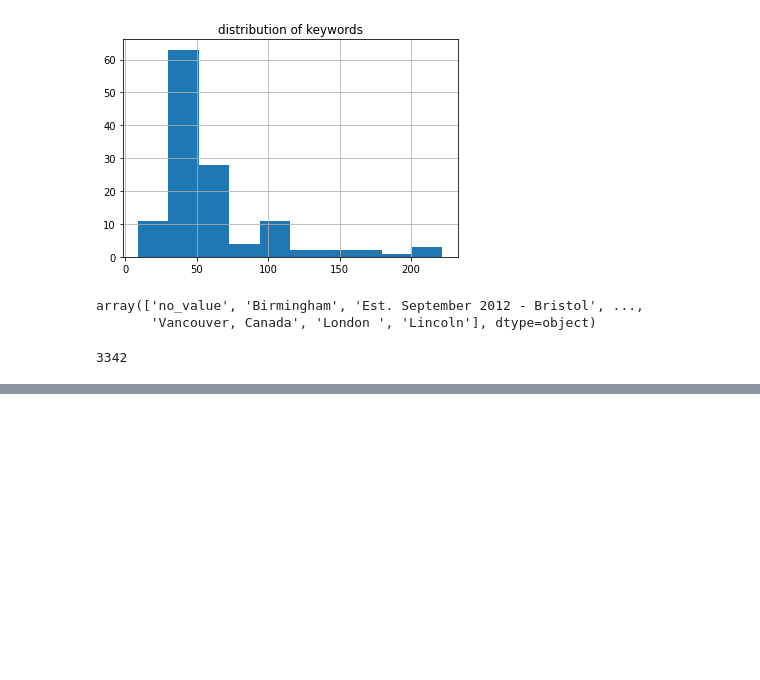
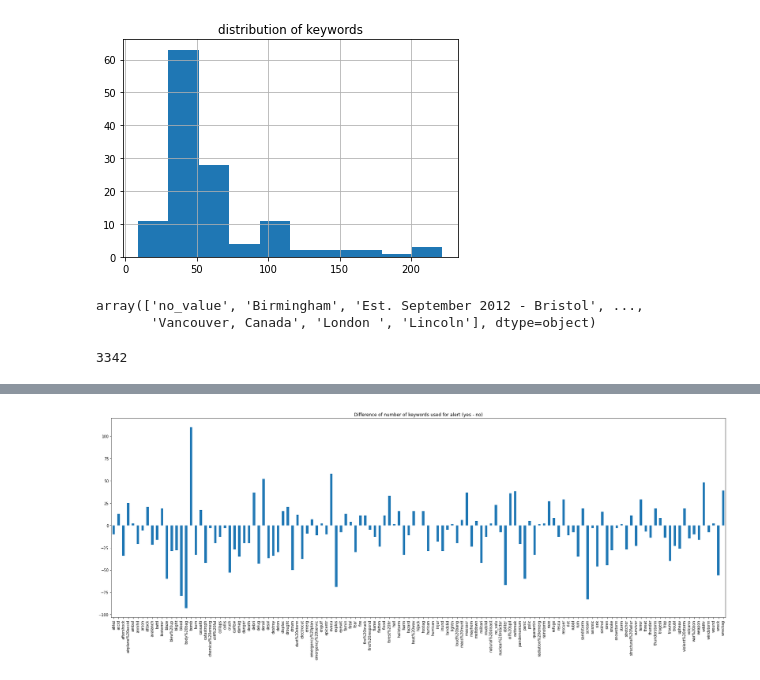
Before and after one commit to julia105/NLP-Project, a Jupyter notebook: Fire.ipynb, the cells around one changed output, grey strips where cells are left out. Drawn from its saved outputs; the diff is of its cells as text; code cells hidden in the pictures; blank space fills up the shorter version.

```diff
--- a/Fire.ipynb
+++ b/Fire.ipynb
@@ -212,3 +166,0 @@ def clean_text(text):
-# %%
-
-df['clean']=df['text'].apply(lambda text: clean_text(text))
@@ -240,14 +166,0 @@ Name: clean, Length: 7613, dtype: object
-# %%
-# stemmer & stopwords
-
-my_stopwords = stopwords.words('english')
-
-df["clean"] = df["clean"].apply(
-    lambda text: " ".join([stemmer.stem(word) for word in text.split() if word not in my_stopwords]))
-# %%
-from sklearn.model_selection import train_test_split
-X = df['clean']
-y = df.target
-
-X_train, X_test, y_train, y_test = train_test_split(X,y, stratify = y, test_size=0.2, random_state=42)
-print(X_train.shape, y_train.shape, X_test.shape,y_test.shape)
@@ -507,0 +185,19 @@ print(X_test)
+# %%
+kw_final_alert_yes=df[df.target==1].groupby(['keywords_final']).count().sort_values('text',ascending=False)['text']
+kw_final_alert_no=df[df.target==0].groupby(['keywords_final']).count().sort_values('text',ascending=False)['text']
+kw_final_alert_yes['bomb']
+kw_final_alert_no['bomb']
+df_kw_final=pd.DataFrame(columns=['alert_yes','alert_no'])
+kw_sum=kw_final_alert_no + kw_final_alert_yes
+print("Anzahl keywords für Alert=yes",len(kw_final_alert_yes))
+print("Anzahl keywords für Alert=no",len(kw_final_alert_no))
+print("Alle keywords:",len(kw_sum))
+for key in kw_sum.index:
+  y=0
+  n=0
+  if key in kw_final_alert_yes:
+    y=kw_final_alert_yes[key]
+  if key in kw_final_alert_no:
+    n=kw_final_alert_no[key]
+  df_kw_final.loc[key]=[y,n]
+df_kw_final.head(3)
@@ -507,0 +212,8 @@ print(X_test)
+# %%
+plt.figure(figsize=(30,10))
+df_kw_final['diff']=df_kw_final.alert_yes - df_kw_final.alert_no
+df_kw_final['diff'].plot(kind='bar')
+plt.title("Difference of number of keywords used for alert (yes - no)")
+plt.show()
+# %% [output]
+[figure, added]
```
Also changed, not shown: parts of 35 cells of this notebook.
